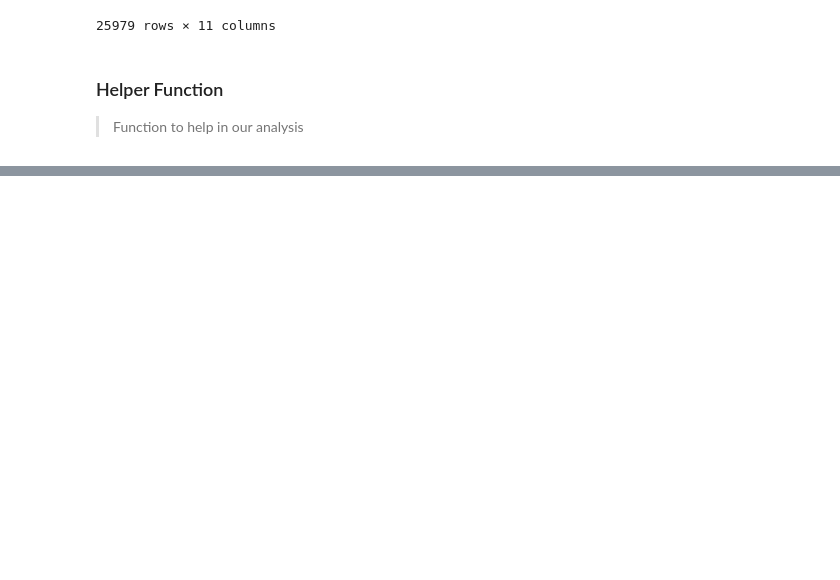
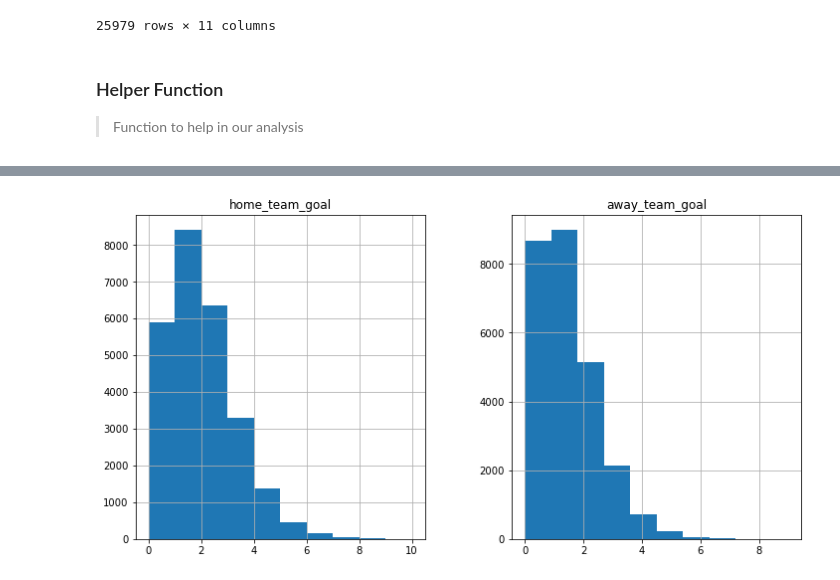
Before and after one commit to tunji-dev/Udacity_Data_Analyst_Nanodegree, a Jupyter notebook: project_2_investigate_soccer_dataset/soccer_dataset.ipynb, the cells around one changed output, grey strips where cells are left out. Saved outputs shown, nothing was run; the diff lists cells and outputs as text; code cells hidden in the pictures; blank space fills up the shorter version.

```diff
--- a/project_2_investigate_soccer_dataset/soccer_dataset.ipynb
+++ b/project_2_investigate_soccer_dataset/soccer_dataset.ipynb
@@ -237,0 +240,3 @@ def match_result(home_goals, away_goals):
+# %%
+league_matches['result'] = league_matches.apply(lambda game: match_result(game['home_team_goal'],game['away_team_goal']), axis=1)
+league_matches.head()
@@ -237,0 +266,4 @@ def match_result(home_goals, away_goals):
+# %%
+league_matches[['home_team_goal','away_team_goal']].hist(figsize=(12,6));
+# %% [output]
+[figure, added]
```
Also changed, not shown: parts of 3 cells of this notebook.
